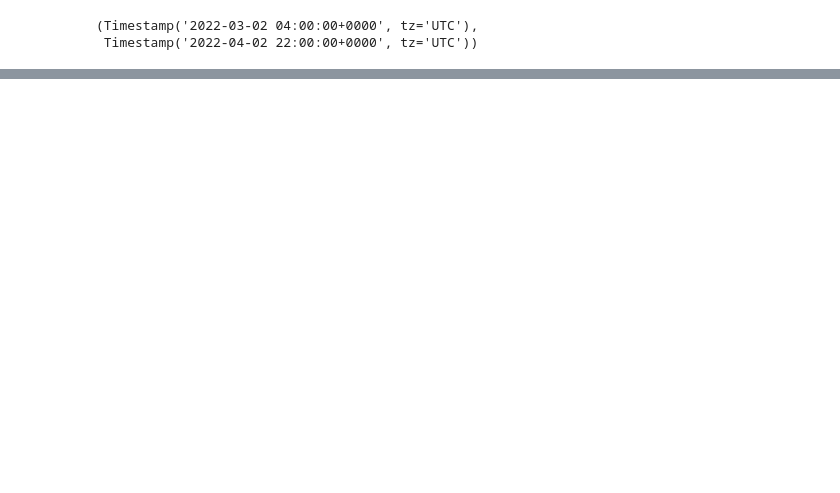
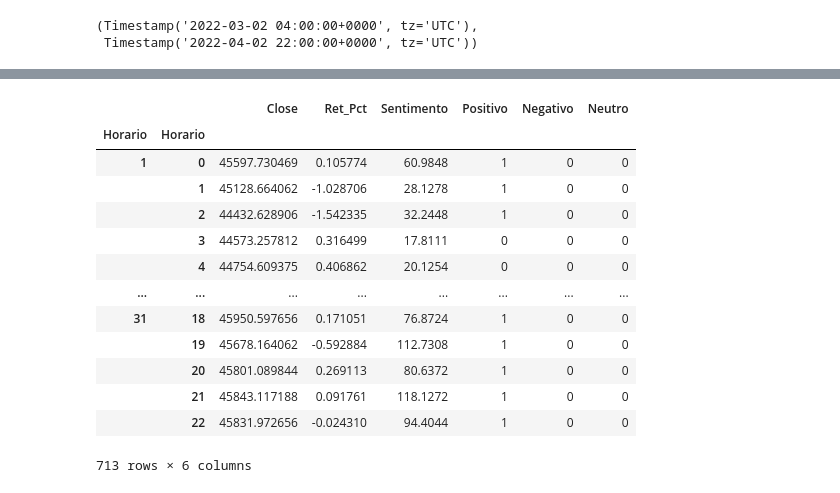
Before and after one commit to thcoelho/Social_Media_And_Financial_Markets, a Jupyter notebook: Analise_Exploratoria.ipynb, the cells around one changed output, grey strips where cells are left out. Cells and saved outputs as stored; diff of their text form; code cells hidden in the pictures; blank space fills up the shorter version.

```diff
--- a/Analise_Exploratoria.ipynb
+++ b/Analise_Exploratoria.ipynb
@@ -254,0 +238,18 @@ Dados_Agg
+# %%
+Dados_Agg = pd.concat([Preco_Hora, Retorno_Hora, Sent_Hora ,Positivos, Negativos, Neutros], axis="columns")
+Dados_Agg
+# %% [output]
+|  |  | Close | Ret_Pct | Sentimento | Positivo | Negativo | Neutro |
+| Horario | Horario |  |  |  |  |  |  |
+| 1 | 0 | 45597.730469 | 0.105774 | 60.9848 | 1 | 0 | 0 |
+|  | 1 | 45128.664062 | -1.028706 | 28.1278 | 1 | 0 | 0 |
+|  | 2 | 44432.628906 | -1.542335 | 32.2448 | 1 | 0 | 0 |
+|  | 3 | 44573.257812 | 0.316499 | 17.8111 | 0 | 0 | 0 |
+|  | 4 | 44754.609375 | 0.406862 | 20.1254 | 0 | 0 | 0 |
+| ... | ... | ... | ... | ... | ... | ... | ... |
+| 31 | 18 | 45950.597656 | 0.171051 | 76.8724 | 1 | 0 | 0 |
+|  | 19 | 45678.164062 | -0.592884 | 112.7308 | 1 | 0 | 0 |
+|  | 20 | 45801.089844 | 0.269113 | 80.6372 | 1 | 0 | 0 |
+|  | 21 | 45843.117188 | 0.091761 | 118.1272 | 1 | 0 | 0 |
+|  | 22 | 45831.972656 | -0.024310 | 94.4044 | 1 | 0 | 0 |
+713 rows × 6 columns
```
Also changed, not shown: parts of 14 cells of this notebook, 3 other files.
